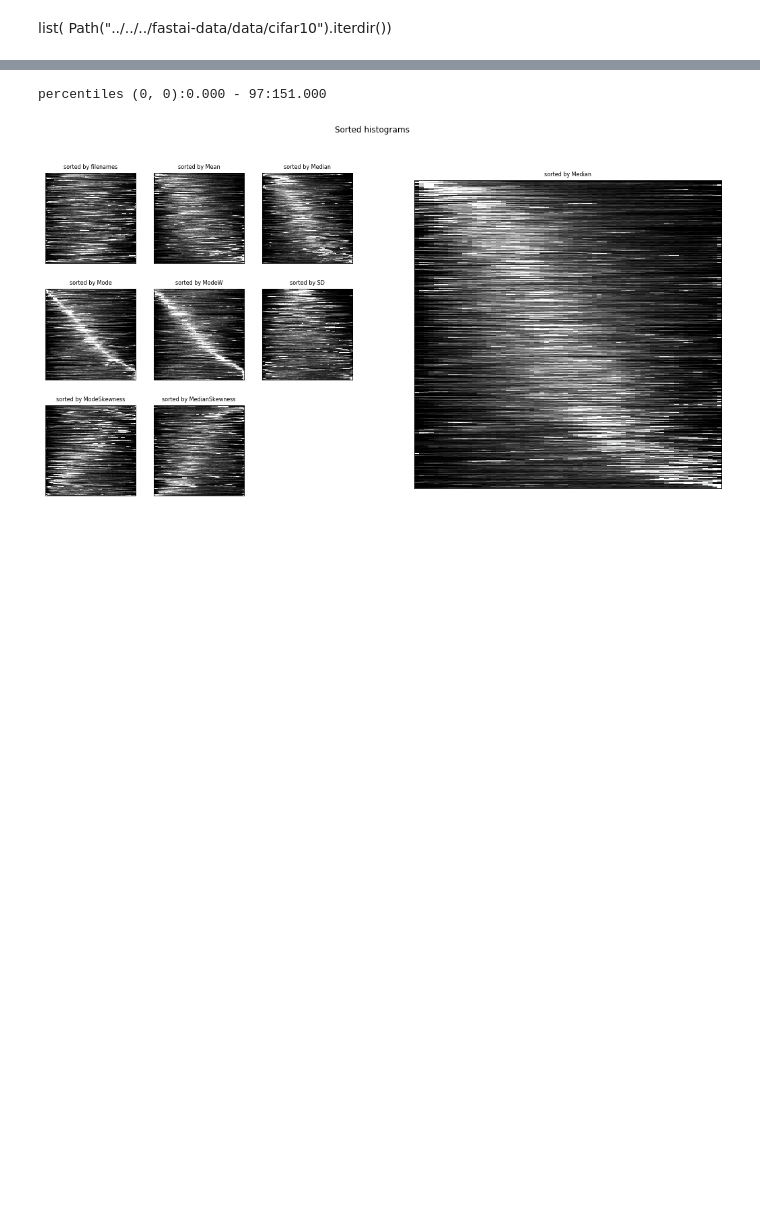
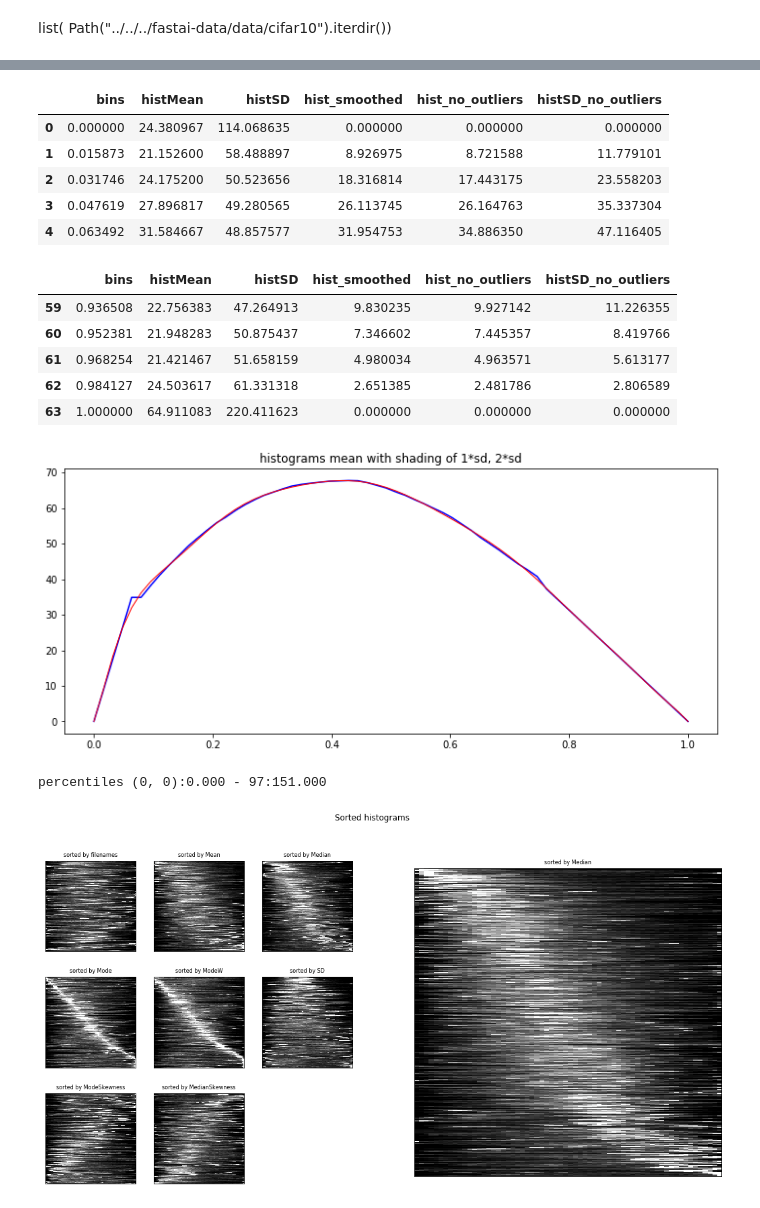
Before and after one commit to kasparlund/mammography, a Jupyter notebook: preprocessing/data_explorer.ipynb, the cells around one changed output, grey strips where cells are left out. Saved outputs shown, nothing was run; the diff lists cells and outputs as text; code cells hidden in the pictures; blank space fills up the shorter version.

```diff
--- a/preprocessing/data_explorer.ipynb
+++ b/preprocessing/data_explorer.ipynb
@@ -116,3 +53,31 @@ plotHistogramStats( dfMeanStd )
+# %%
+
+mHist = dfhists.mean(axis=0).values
+sdHist= dfhists.std(axis=0).values
+bins  = np.asarray(list(map(float, dfhists.columns)))
+
+ixCutStart=5
+ixCutEnd=15
+dfMeanStd = smoothHistogram( bins, mHist, sdHist, ixCutStart=ixCutStart, ixCutEnd=ixCutEnd )
+dfMeanStd.insert(1,"histMean",mHist)
+dfMeanStd.insert(2,"histSD",sdHist)
+display(dfMeanStd.head())
+display(dfMeanStd.tail())
+plotSmoothHistogram( dfMeanStd )
+# %% [output]
+|  | bins | histMean | histSD | hist_smoothed | hist_no_outliers | histSD_no_outliers |
+| 0 | 0.000000 | 24.380967 | 114.068635 | 0.000000 | 0.000000 | 0.000000 |
+| 1 | 0.015873 | 21.152600 | 58.488897 | 8.926975 | 8.721588 | 11.779101 |
+| 2 | 0.031746 | 24.175200 | 50.523656 | 18.316814 | 17.443175 | 23.558203 |
+| 3 | 0.047619 | 27.896817 | 49.280565 | 26.113745 | 26.164763 | 35.337304 |
+| 4 | 0.063492 | 31.584667 | 48.857577 | 31.954753 | 34.886350 | 47.116405 |
+|  | bins | histMean | histSD | hist_smoothed | hist_no_outliers | histSD_no_outliers |
+| 59 | 0.936508 | 22.756383 | 47.264913 | 9.830235 | 9.927142 | 11.226355 |
+| 60 | 0.952381 | 21.948283 | 50.875437 | 7.346602 | 7.445357 | 8.419766 |
+| 61 | 0.968254 | 21.421467 | 51.658159 | 4.980034 | 4.963571 | 5.613177 |
+| 62 | 0.984127 | 24.503617 | 61.331318 | 2.651385 | 2.481786 | 2.806589 |
+| 63 | 1.000000 | 64.911083 | 220.411623 | 0.000000 | 0.000000 | 0.000000 |
+[figure, added]
 # %%
 pmin = 0
 pmax = 97
```
Also changed, not shown: parts of 9 cells of this notebook, 11 other files.
